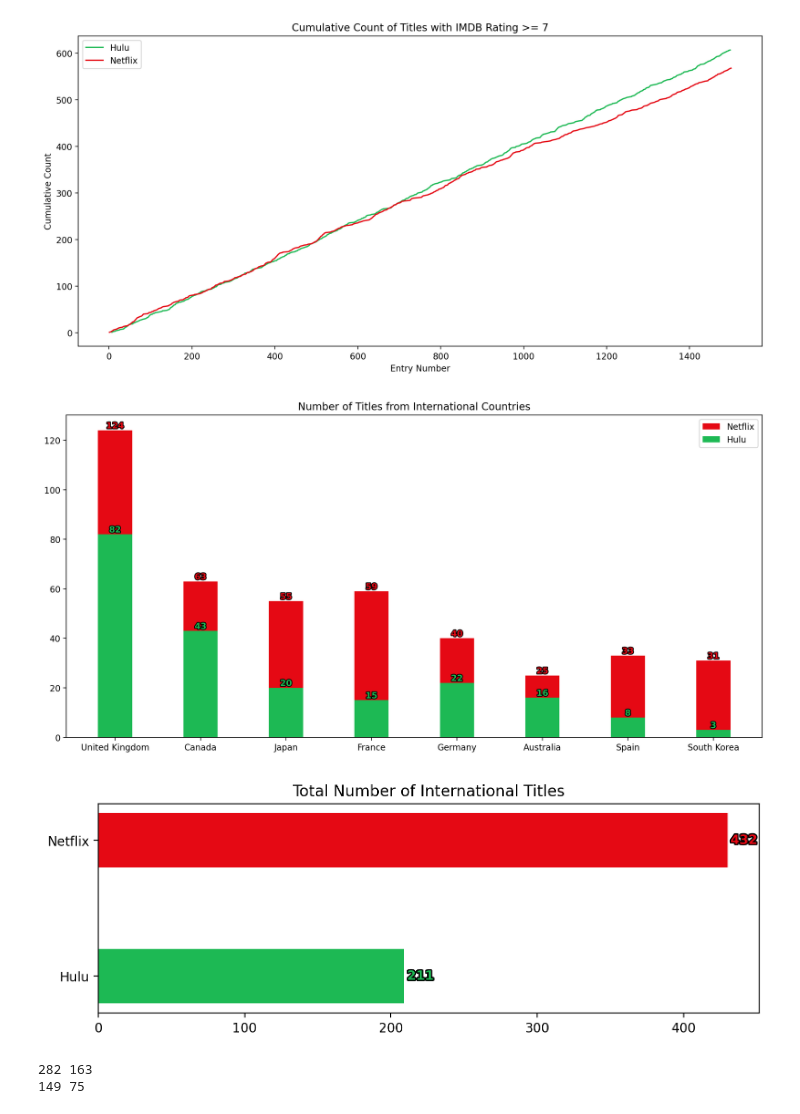
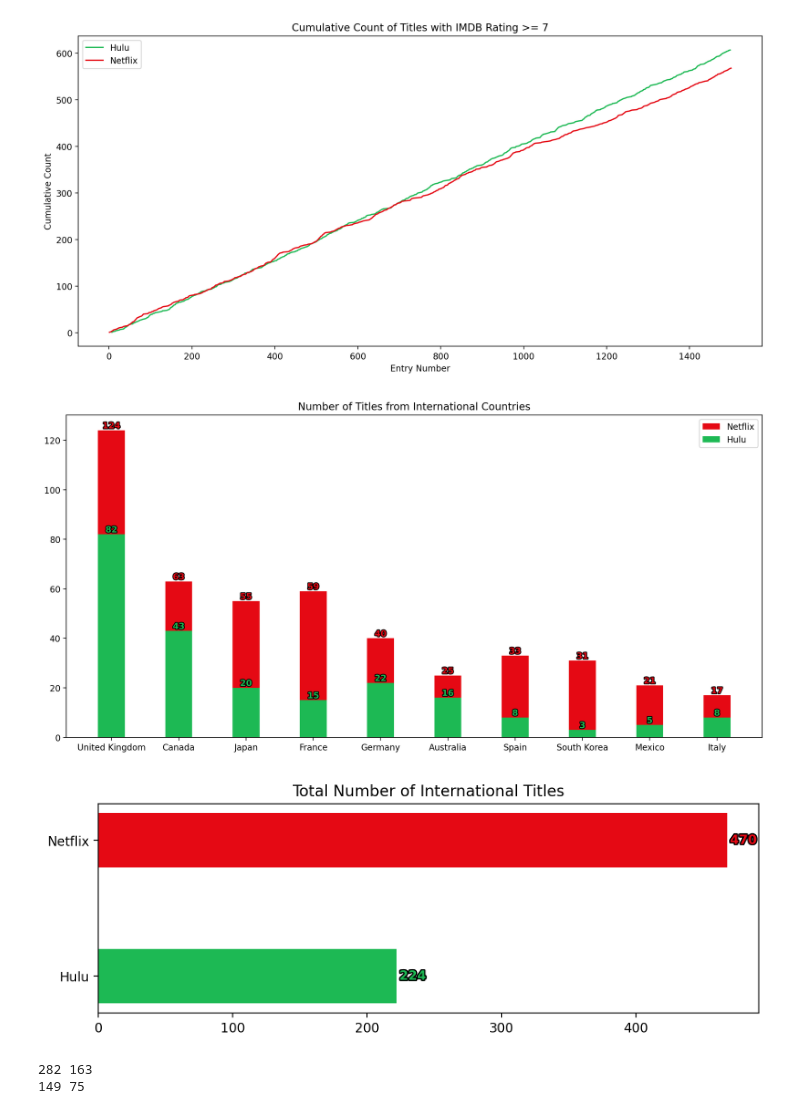
Before and after one commit to P-Panda1/msds593_group32, a Jupyter notebook: graphs1.ipynb, the cells around one changed output. Saved outputs shown, nothing was run; the diff lists cells and outputs as text; code cells hidden in the pictures.

```diff
--- a/graphs1.ipynb
+++ b/graphs1.ipynb
@@ -108,34 +108,34 @@ hulu_country_counts = dfHulu1500_countries.value_counts()
 netflix_country_counts = dfNetflix1500_countries.value_counts()
 
 combined_country_counts = (hulu_country_counts + netflix_country_counts).drop(
-    'United States', errors='ignore').nlargest(8)
+    'United States', errors='ignore').nlargest(10)
 
 hulu_country_counts = hulu_country_counts[combined_country_counts.index]
 netflix_country_counts = netflix_country_counts[combined_country_counts.index]
 
 fig, ax = plt.subplots(figsize=(12, 6))
 
 width = 0.4
 bars2 = ax.bar(netflix_country_counts.index, netflix_country_counts.values,
                width=width, label='Netflix', color='#E50914')
 bars1 = ax.bar(hulu_country_counts.index, hulu_country_counts.values,
                width=width, label='Hulu', color='#1DB954')
 
 ax.set_title('Number of Titles from International Countries')
 ax.legend()
-ax.set_xticklabels(hulu_country_counts.index, rotation=0)
+ax.set_xticklabels(netflix_country_counts.index, rotation=0)
 
 for bar in bars1:
     yval = bar.get_height()
     ax.text(bar.get_x() + bar.get_width()/2.0, yval, int(yval), va='bottom', ha='center', color='#1DB954', fontsize=10,
             fontweight='bold', path_effects=[plt.matplotlib.patheffects.withStroke(linewidth=2, foreground='black')])
 
 for bar in bars2:
     yval = bar.get_height()
     ax.text(bar.get_x() + bar.get_width()/2.0, yval, int(yval), va='bottom', ha='center', color='#E50914', fontsize=10,
             fontweight='bold', path_effects=[plt.matplotlib.patheffects.withStroke(linewidth=2, foreground='black')])
 
 plt.tight_layout()
 plt.show()
 # %% [output]
-[figure, old version]
+[figure, new version]
@@ -164,7 +180,7 @@ for bar in bars:
 plt.tight_layout()
 plt.show()
 # %% [output]
-[figure, old version]
+[figure, new version]
 # %%
 dfDocChecklist = pd.read_csv('data/Educational_Categories.csv')
 
```
Also changed, not shown: parts of 4 cells of this notebook.
